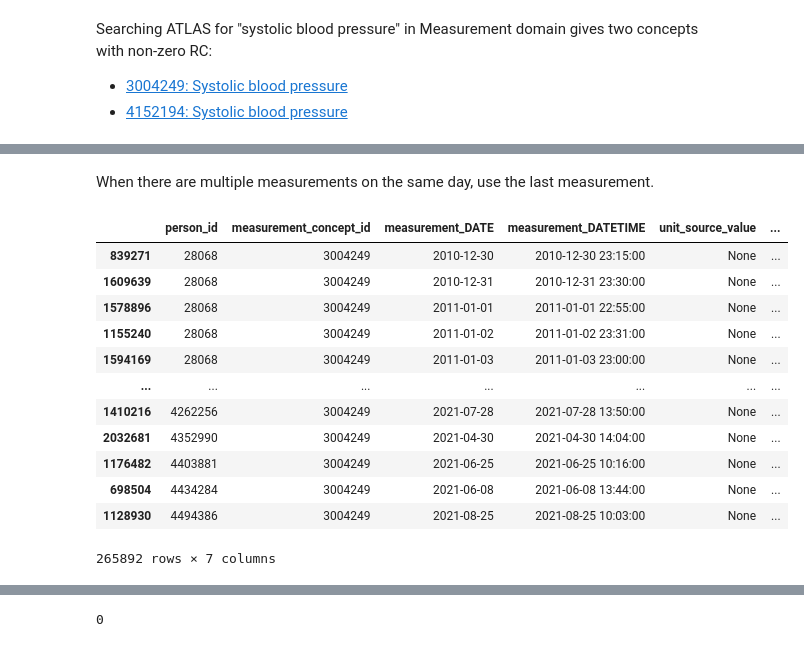
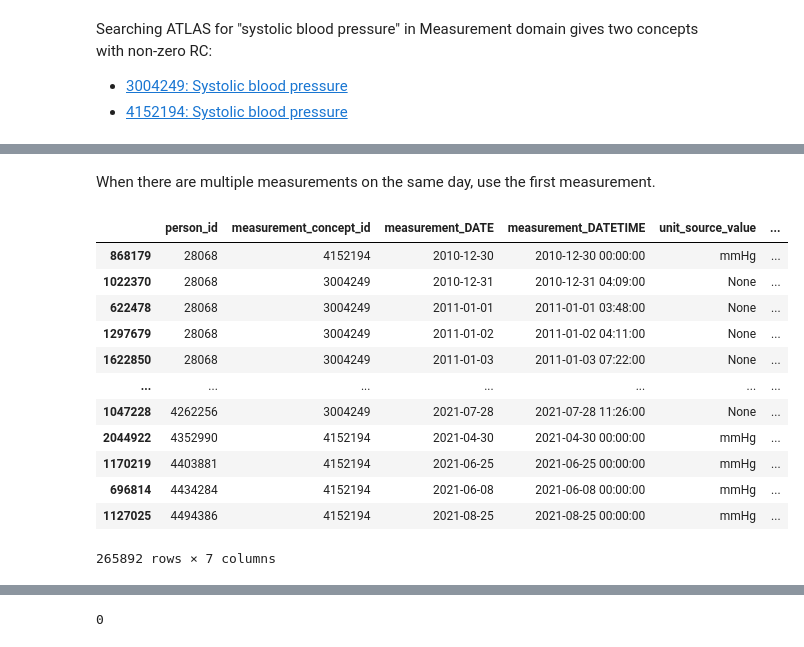
Before and after one commit to som-shahlab/bmc-calculator-bias, a Jupyter notebook: sPESI.ipynb, the cells around one changed output, grey strips where cells are left out. Cells and saved outputs as stored; diff of their text form; code cells hidden in the pictures.

Commit message:
Use first sample and add logistic regression

```diff
--- a/sPESI.ipynb
+++ b/sPESI.ipynb
@@ -1193,23 +1194,23 @@ syst_bp_result.groupby('measurement_concept_id').count()
 | 3004249 | 1950769 | 1950769 | 1950769 | 0 | 0 | ... |
 | 4152194 | 168306 | 168306 | 168306 | 168306 | 0 | ... |
 # %% [markdown]
-When there are multiple measurements on the same day, use the last measurement.
+When there are multiple measurements on the same day, use the first measurement.
 # %%
-syst_bp_result = syst_bp_result.sort_values(by=['person_id', 'measurement_DATETIME']).groupby(['person_id', 'measurement_DATE']).tail(1)
+syst_bp_result = syst_bp_result.sort_values(by=['person_id', 'measurement_DATETIME']).groupby(['person_id', 'measurement_DATE']).head(1)
 syst_bp_result
 # %% [output]
 |  | person_id | measurement_concept_id | measurement_DATE | measurement_DATETIME | unit_source_value | ... |
-| 839271 | 28068 | 3004249 | 2010-12-30 | 2010-12-30 23:15:00 | None | ... |
-| 1609639 | 28068 | 3004249 | 2010-12-31 | 2010-12-31 23:30:00 | None | ... |
-| 1578896 | 28068 | 3004249 | 2011-01-01 | 2011-01-01 22:55:00 | None | ... |
-| 1155240 | 28068 | 3004249 | 2011-01-02 | 2011-01-02 23:31:00 | None | ... |
-| 1594169 | 28068 | 3004249 | 2011-01-03 | 2011-01-03 23:00:00 | None | ... |
+| 868179 | 28068 | 4152194 | 2010-12-30 | 2010-12-30 00:00:00 | mmHg | ... |
+| 1022370 | 28068 | 3004249 | 2010-12-31 | 2010-12-31 04:09:00 | None | ... |
+| 622478 | 28068 | 3004249 | 2011-01-01 | 2011-01-01 03:48:00 | None | ... |
+| 1297679 | 28068 | 3004249 | 2011-01-02 | 2011-01-02 04:11:00 | None | ... |
+| 1622850 | 28068 | 3004249 | 2011-01-03 | 2011-01-03 07:22:00 | None | ... |
 | ... | ... | ... | ... | ... | ... | ... |
-| 1410216 | 4262256 | 3004249 | 2021-07-28 | 2021-07-28 13:50:00 | None | ... |
-| 2032681 | 4352990 | 3004249 | 2021-04-30 | 2021-04-30 14:04:00 | None | ... |
-| 1176482 | 4403881 | 3004249 | 2021-06-25 | 2021-06-25 10:16:00 | None | ... |
-| 698504 | 4434284 | 3004249 | 2021-06-08 | 2021-06-08 13:44:00 | None | ... |
-| 1128930 | 4494386 | 3004249 | 2021-08-25 | 2021-08-25 10:03:00 | None | ... |
+| 1047228 | 4262256 | 3004249 | 2021-07-28 | 2021-07-28 11:26:00 | None | ... |
+| 2044922 | 4352990 | 4152194 | 2021-04-30 | 2021-04-30 00:00:00 | mmHg | ... |
+| 1170219 | 4403881 | 4152194 | 2021-06-25 | 2021-06-25 00:00:00 | mmHg | ... |
+| 696814 | 4434284 | 4152194 | 2021-06-08 | 2021-06-08 00:00:00 | mmHg | ... |
+| 1127025 | 4494386 | 4152194 | 2021-08-25 | 2021-08-25 00:00:00 | mmHg | ... |
 265892 rows × 7 columns
 # %%
 syst_bp_result.groupby('unit_source_value').count()
```
Also changed, not shown: parts of 78 cells of this notebook, 2 other files.
